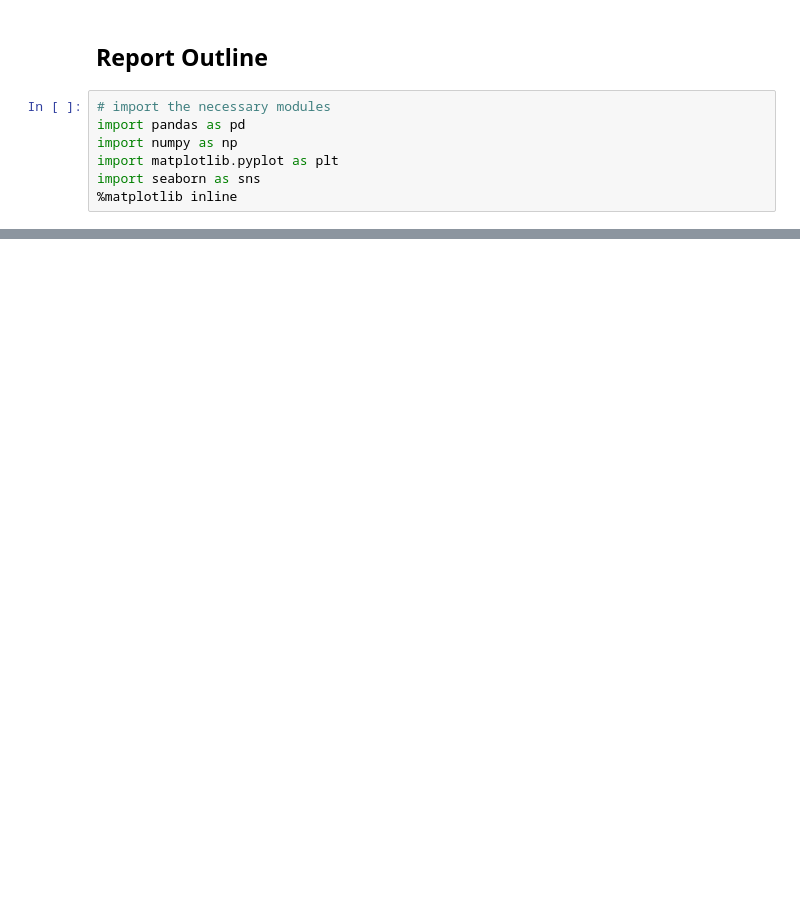
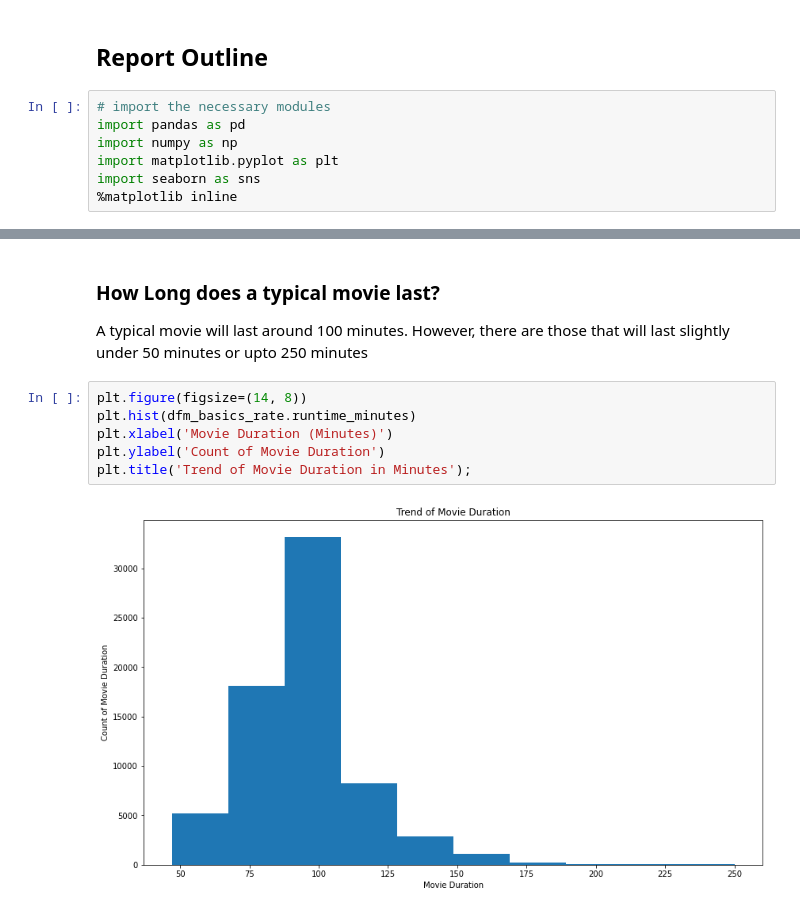
Before and after one commit to paddyokore/sql-reforestration, a Jupyter notebook: box-office_analysis_report.ipynb, the cells around one changed output, grey strips where cells are left out. Cells and saved outputs as stored; diff of their text form; blank space fills up the shorter version.

```diff
--- a/box-office_analysis_report.ipynb
+++ b/box-office_analysis_report.ipynb
@@ -20,0 +124,11 @@ dfm_basics_rate.head()
+# %% [markdown]
+### How Long does a typical movie last?
+A typical movie will last around 100 minutes. However, there are those that will last slightly under 50 minutes or upto 250 minutes
+# %%
+plt.figure(figsize=(14, 8))
+plt.hist(dfm_basics_rate.runtime_minutes)
+plt.xlabel('Movie Duration (Minutes)')
+plt.ylabel('Count of Movie Duration')
+plt.title('Trend of Movie Duration in Minutes');
+# %% [output]
+[figure, added]
```
Also changed, not shown: parts of 11 cells of this notebook.
